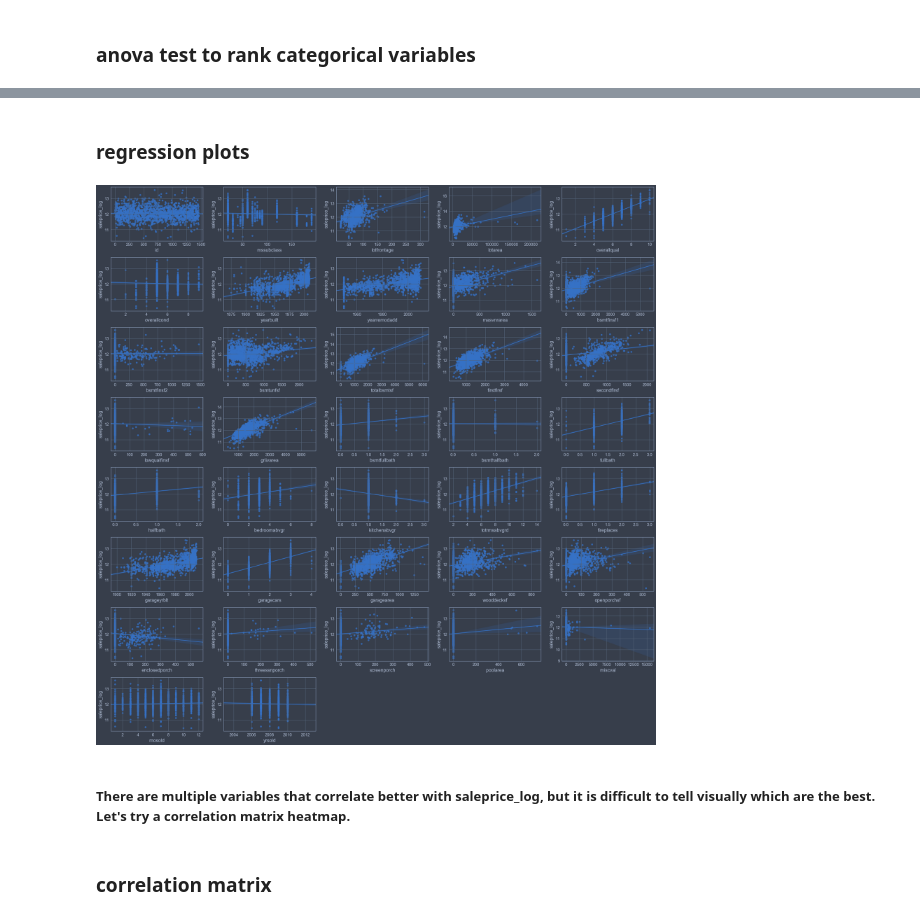
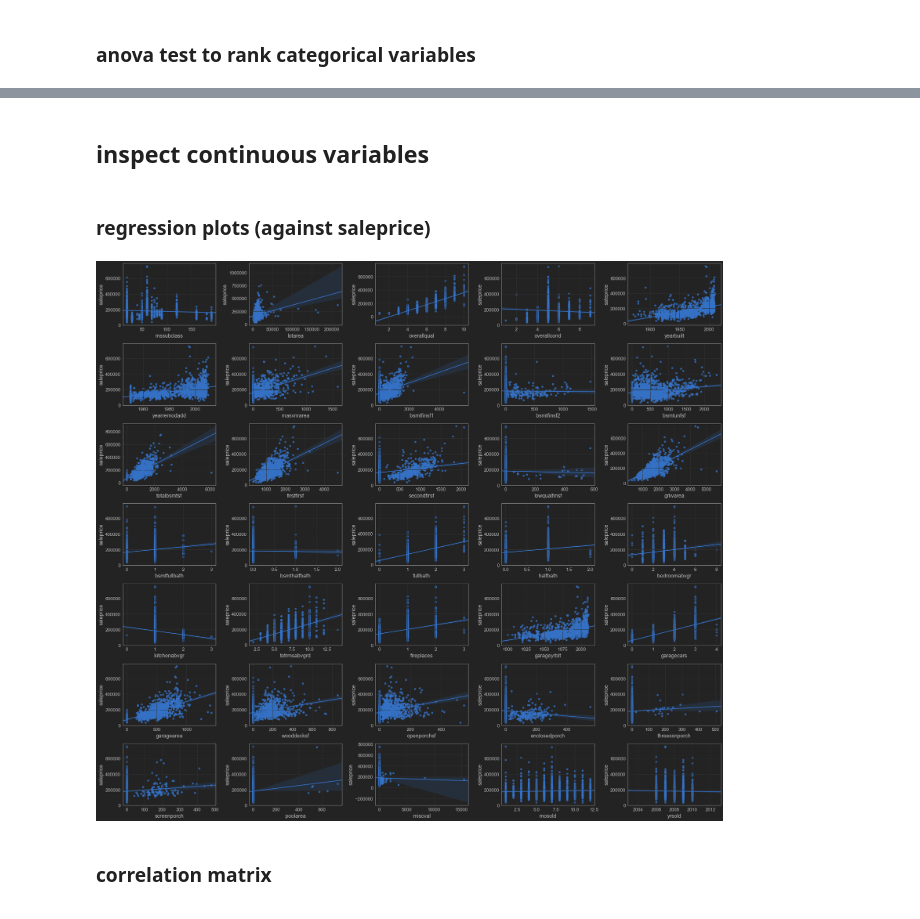
Before and after one commit to madxdimac/housing_prices_regression, a Jupyter notebook: housing_prices_regression.ipynb, the cells around one changed output, grey strips where cells are left out. Saved outputs shown, nothing was run; the diff lists cells and outputs as text; code cells hidden in the pictures.

```diff
--- a/housing_prices_regression.ipynb
+++ b/housing_prices_regression.ipynb
@@ -33,3 +166,5 @@ warnings.filterwarnings('ignore')
+# %%
+ENABLE_PLOTS = True
 # %% [markdown]
 ## set plot style
 # %%
@@ -299,16 +461,19 @@ def anova_test(df_in, variables):
 # %%
-# set figure size
-plt.rcParams['figure.figsize'] = (12,4)
-
 # execute anova test
 a = anova_test(df, cat_vars)
 
 # calculate and add disparity
 a['disparity'] = np.log(1/a['pval'])
 
-sns.barplot(data=a, x='feature', y='disparity')
-plt.title('Disparity of Categorical Features')
-plt.xticks(rotation=90)
+if ENABLE_PLOTS:
+    # set figure size
+    plt.rcParams['figure.figsize'] = (12,4)
 
-plt.show()
+    sns.barplot(data=a, x='feature', y='disparity')
+    plt.title('Disparity of Categorical Features')
+    plt.xticks(rotation=90)
+
+    plt.tight_layout()
+    plt.savefig('categorical_variables_ranked_by_disparity')
+    plt.show()
 # %% [output]
@@ -320,26 +497,27 @@ plt.show()
+# %% [markdown]
+## inspect continuous variables
 # %% [markdown]
-### regression plots
+### regression plots (against saleprice)
 # %%
-# set figure size
-plt.rcParams['figure.figsize'] = (24,24)
+if ENABLE_PLOTS:
+    # set figure size
+    plt.rcParams['figure.figsize'] = (24,24)
 
-# initialize subplot counter
-i = 1
+    # initialize subplot counter
+    i = 1
 
-# iterate through list of categorical variables
-for var in cont_vars:
-    # plot each variable against saleprice
-    plt.subplot(len(cont_vars)//5+1,5,i)
-    sns.regplot(df[var],df.saleprice_log)
-    i += 1
+    # iterate through list of categorical variables
+    for var in cont_vars:
+        # plot each variable against saleprice
+        plt.subplot(len(cont_vars)//5+1,5,i)
+        sns.regplot(df[var],df.saleprice)
+        i += 1
 
-plt.tight_layout()
-plt.savefig('housing_prices_regplot_salepricelog_vs_cont_vars')
-plt.show()
+    plt.tight_layout()
+    plt.savefig('housing_prices_regplot_saleprice_vs_cont_vars')
+    plt.show()
 # %% [output]
-[figure, old version]
+[figure, new version]
-# %% [markdown]
-##### There are multiple variables that correlate better with saleprice_log, but it is difficult to tell visually which are the best. Let's try a correlation matrix heatmap.
 # %% [markdown]
 ### correlation matrix
 # %%
```
Also changed, not shown: parts of 111 cells of this notebook, 8 other files.
